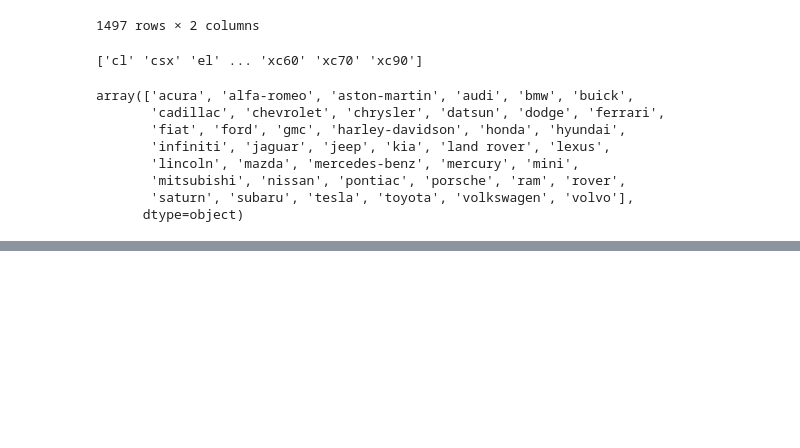
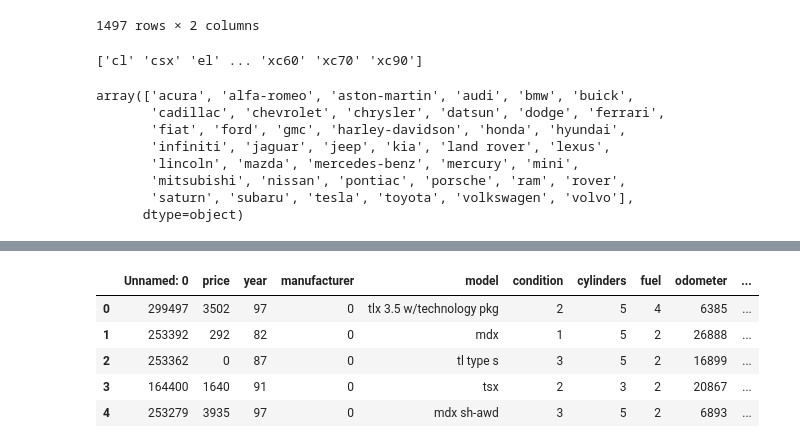
Before and after one commit to brown016340/Project---4, a Jupyter notebook: car.ipynb, the cells around one changed output, grey strips where cells are left out. Saved outputs shown, nothing was run; the diff lists cells and outputs as text; code cells hidden in the pictures; blank space fills up the shorter version.

```diff
--- a/car.ipynb
+++ b/car.ipynb
@@ -322,0 +414,9 @@ df_sorted.to_csv(path)
+# %%
+df.head()
+# %% [output]
+|  | Unnamed: 0 | price | year | manufacturer | model | condition | cylinders | fuel | odometer | ... |
+| 0 | 299497 | 3502 | 97 | 0 | tlx 3.5 w/technology pkg | 2 | 5 | 4 | 6385 | ... |
+| 1 | 253392 | 292 | 82 | 0 | mdx | 1 | 5 | 2 | 26888 | ... |
+| 2 | 253362 | 0 | 87 | 0 | tl type s | 3 | 5 | 2 | 16899 | ... |
+| 3 | 164400 | 1640 | 91 | 0 | tsx | 2 | 3 | 2 | 20867 | ... |
+| 4 | 253279 | 3935 | 97 | 0 | mdx sh-awd | 3 | 5 | 2 | 6893 | ... |
```
Also changed, not shown: parts of 17 cells of this notebook, 1 other file.
